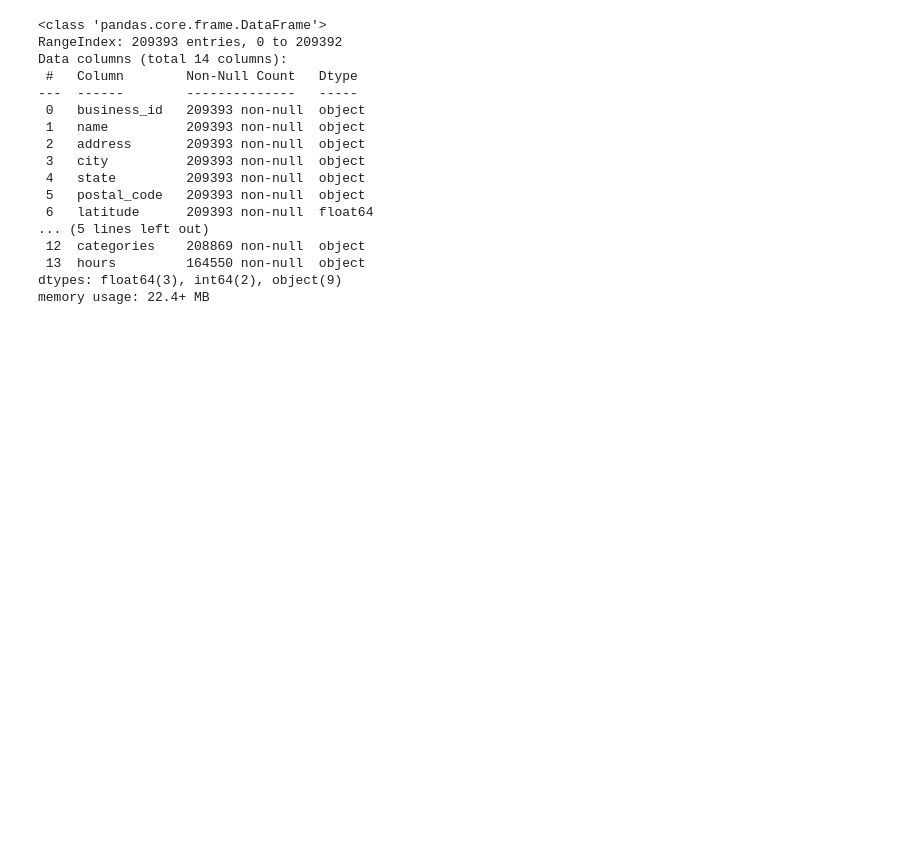
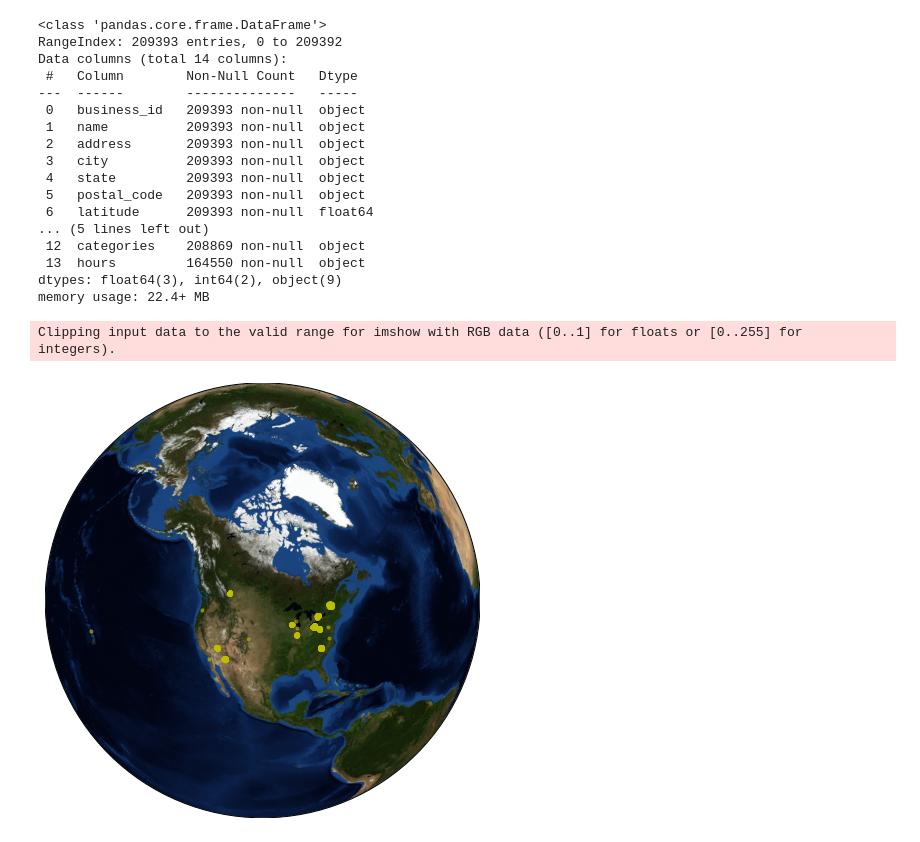
Before and after one commit to wliangxy/advertiser-quality-from-sites, a Jupyter notebook: source/Yelp Data Analysis.ipynb, the cells around one changed output. Cells and saved outputs as stored; diff of their text form; code cells hidden in the pictures; blank space fills up the shorter version.

```diff
--- a/source/Yelp Data Analysis.ipynb
+++ b/source/Yelp Data Analysis.ipynb
@@ -43,3 +49,6 @@ Data columns (total 14 columns):
  13  hours         164550 non-null  object
 dtypes: float64(3), int64(2), object(9)
 memory usage: 22.4+ MB
+# %%
+lon = df['longitude'].values
+lat = df['latitude'].values
@@ -45,0 +62,9 @@ memory usage: 22.4+ MB
+# %%
+plt.figure(figsize=(8, 8))
+m = Basemap(projection='ortho', resolution=None, lat_0=50, lon_0=-100)
+m.bluemarble(scale=0.5)
+m.scatter(lon, lat, latlon=True, c='y', s = 10, alpha=0.5)
+plt.show()
+# %% [output]
+Clipping input data to the valid range for imshow with RGB data ([0..1] for floats or [0..255] for integers).
+[figure, added]
```
Also changed, not shown: parts of 2 cells of this notebook.
